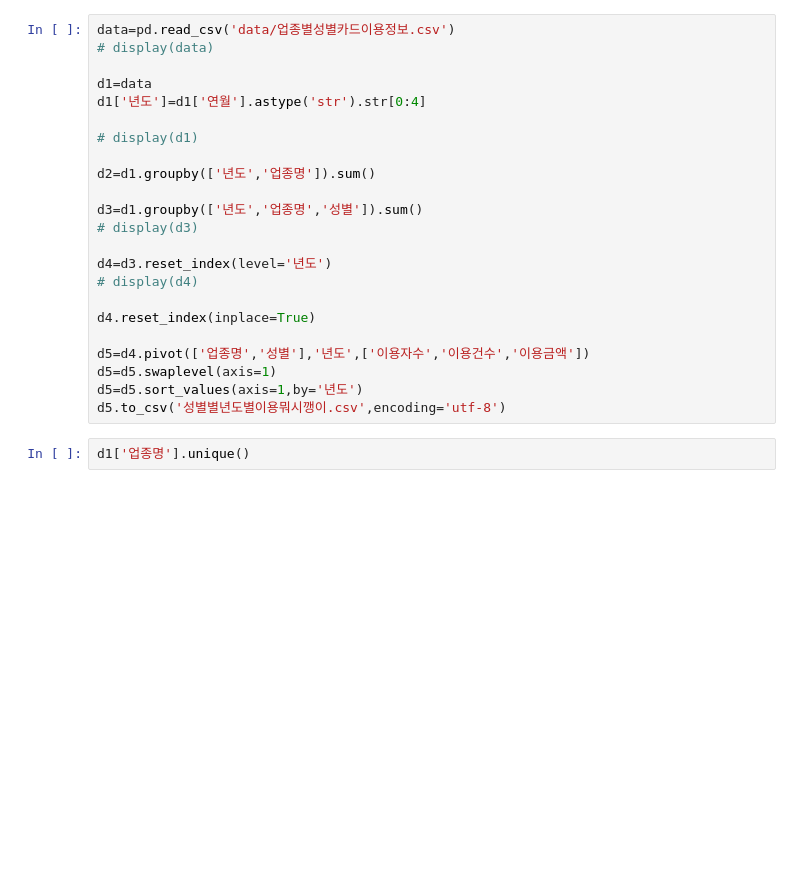
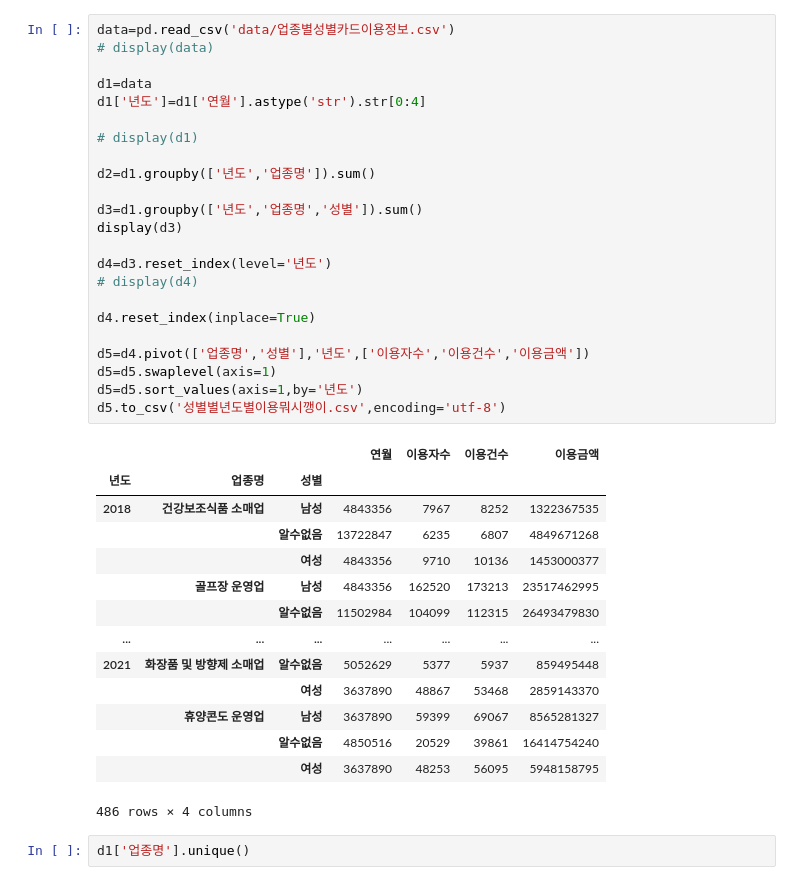
Before and after one commit to jyakler/pythonproject, a Jupyter notebook: category.ipynb, the cells around one changed output. Drawn from its saved outputs; the diff is of its cells as text; blank space fills up the shorter version.

```diff
--- a/category.ipynb
+++ b/category.ipynb
@@ -3,26 +13,41 @@ import pandas as pd
 # %%
 data=pd.read_csv('data/업종별성별카드이용정보.csv')
 # display(data)
 
 d1=data
 d1['년도']=d1['연월'].astype('str').str[0:4]
 
 # display(d1)
 
 d2=d1.groupby(['년도','업종명']).sum()
 
 d3=d1.groupby(['년도','업종명','성별']).sum()
-# display(d3)
+display(d3)
 
 d4=d3.reset_index(level='년도')
 # display(d4)
 
 d4.reset_index(inplace=True)
 
 d5=d4.pivot(['업종명','성별'],'년도',['이용자수','이용건수','이용금액'])
 d5=d5.swaplevel(axis=1)
 d5=d5.sort_values(axis=1,by='년도')
 d5.to_csv('성별별년도별이용뭐시깽이.csv',encoding='utf-8')
+# %% [output]
+|  |  |  | 연월 | 이용자수 | 이용건수 | 이용금액 |
+| 년도 | 업종명 | 성별 |  |  |  |  |
+| 2018 | 건강보조식품 소매업 | 남성 | 4843356 | 7967 | 8252 | 1322367535 |
+|  |  | 알수없음 | 13722847 | 6235 | 6807 | 4849671268 |
+|  |  | 여성 | 4843356 | 9710 | 10136 | 1453000377 |
+|  | 골프장 운영업 | 남성 | 4843356 | 162520 | 173213 | 23517462995 |
+|  |  | 알수없음 | 11502984 | 104099 | 112315 | 26493479830 |
+| ... | ... | ... | ... | ... | ... | ... |
+| 2021 | 화장품 및 방향제 소매업 | 알수없음 | 5052629 | 5377 | 5937 | 859495448 |
+|  |  | 여성 | 3637890 | 48867 | 53468 | 2859143370 |
+|  | 휴양콘도 운영업 | 남성 | 3637890 | 59399 | 69067 | 8565281327 |
+|  |  | 알수없음 | 4850516 | 20529 | 39861 | 16414754240 |
+|  |  | 여성 | 3637890 | 48253 | 56095 | 5948158795 |
+486 rows × 4 columns
 # %%
 d1['업종명'].unique()
 # %% [output]
```
Also changed, not shown: parts of 5 cells of this notebook, 8 other files.
